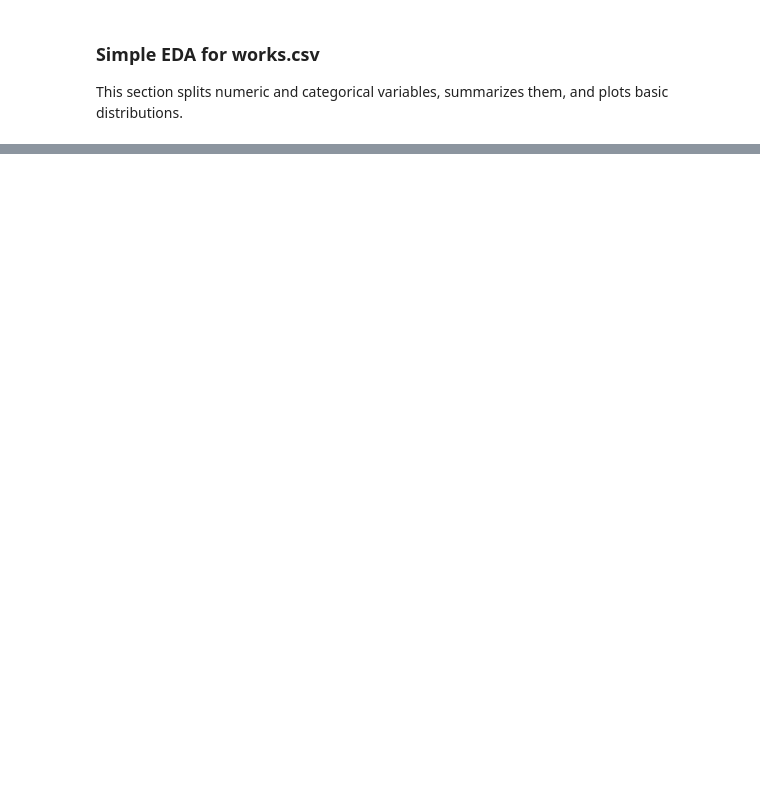
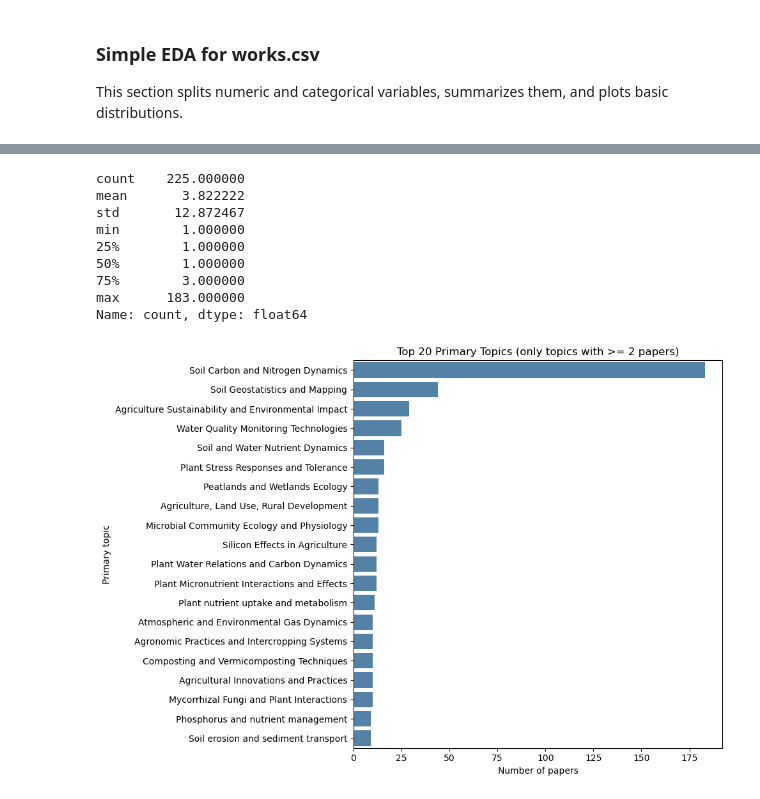
Before and after one commit to Ciampitti-Lab/PublicationAnalysis, a Jupyter notebook: Machine_learning/jupyter/data_preprocessing.ipynb, the cells around one changed output, grey strips where cells are left out. Drawn from its saved outputs; the diff is of its cells as text; code cells hidden in the pictures; blank space fills up the shorter version.

```diff
--- a/Machine_learning/jupyter/data_preprocessing.ipynb
+++ b/Machine_learning/jupyter/data_preprocessing.ipynb
@@ -330,0 +418,34 @@ Duplicated ID: 22
+# %%
+# 1) Count topics
+topic_counts = (df_filtered["primary_topic_name"].value_counts())
+print(topic_counts.describe())
+# 2) Remove rare topics (example: keep topics with at least 2 papers)
+min_count = 2
+topic_counts_filtered = topic_counts[topic_counts >= min_count]
+# 3) Keep top N for readability
+top_n = 20
+top_topics = topic_counts_filtered.head(top_n)
+# 4) Plot
+plt.figure(figsize=(10, 7))
+sns.barplot(
+    x=top_topics.values,
+    y=top_topics.index,
+    orient="h",
+    color="steelblue"
+)
+plt.title(f"Top {top_n} Primary Topics (only topics with >= {min_count} papers)")
+plt.xlabel("Number of papers")
+plt.ylabel("Primary topic")
+plt.tight_layout()
+plt.show()
+# %% [output]
+count    225.000000
+mean       3.822222
+std       12.872467
+min        1.000000
+25%        1.000000
+50%        1.000000
+75%        3.000000
+max      183.000000
+Name: count, dtype: float64
+[figure, added]
```
Also changed, not shown: parts of 23 cells of this notebook, 1 other file.
